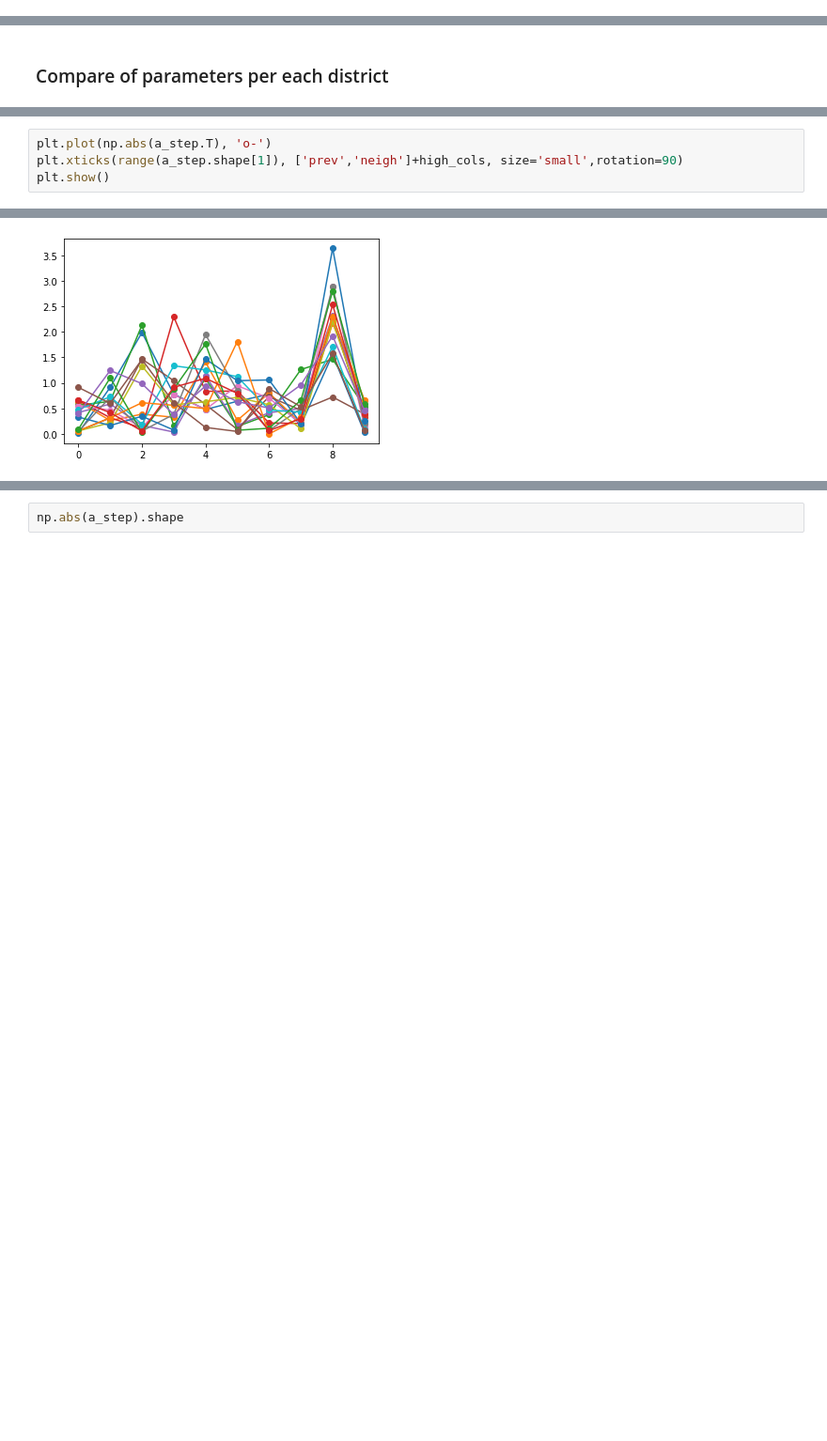
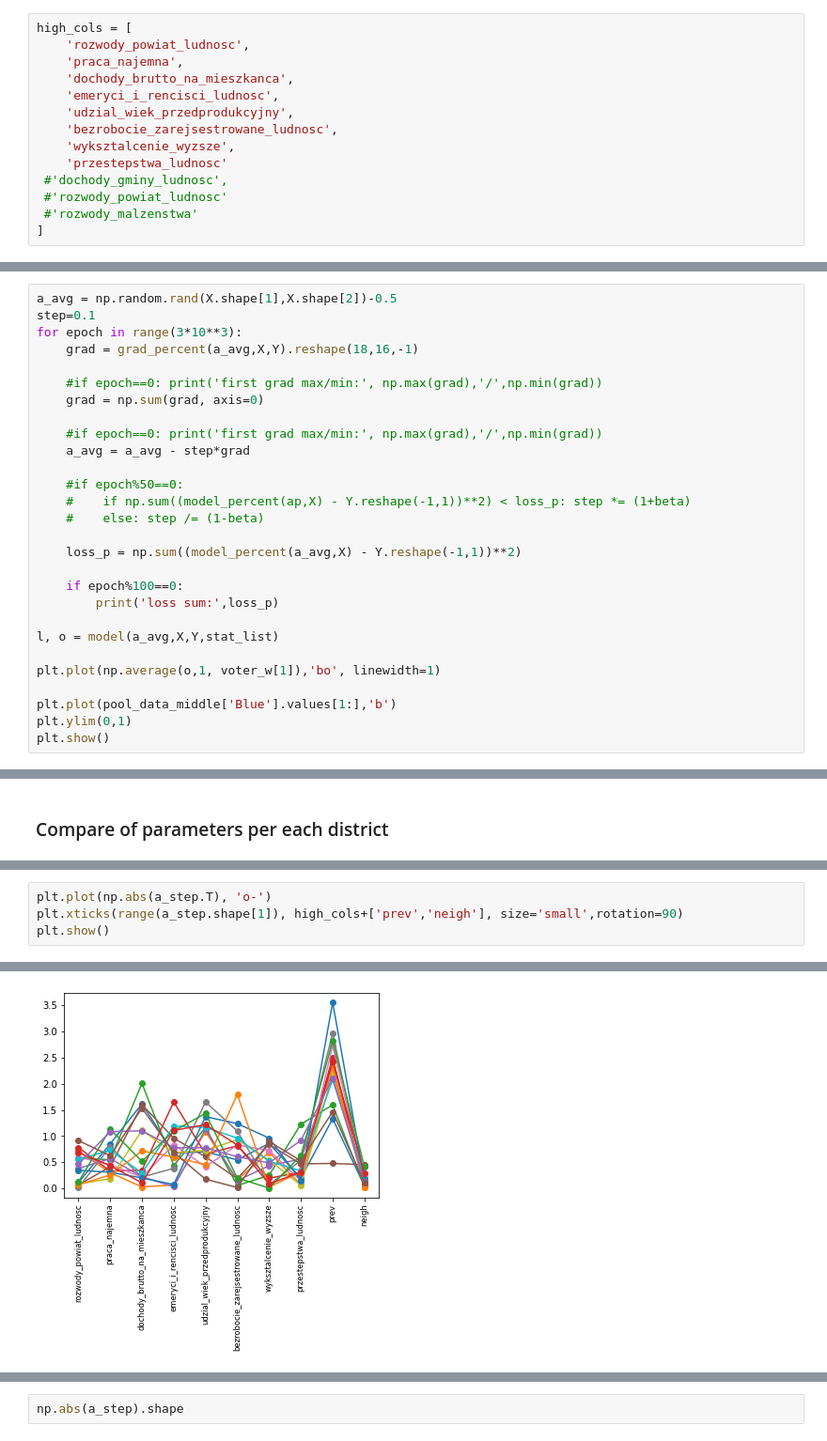
Before and after one commit to MarBry111/Forecast_Election_Poland, a Jupyter notebook: Model_III_MOREparameters_just_model.ipynb, the cells around one changed output, grey strips where cells are left out. Shown at 94% size. Cells and saved outputs as stored; diff of their text form; blank space fills up the shorter version.

Commit message:
many rapirs + generating plots for II model

```diff
--- a/Model_III_MOREparameters_just_model.ipynb
+++ b/Model_III_MOREparameters_just_model.ipynb
@@ -16,6 +16,20 @@ from sklearn.ensemble import RandomForestRegressor
 from sklearn.decomposition import PCA
 # %%
 pd.options.mode.chained_assignment = None  # default='warn'
+# %%
+high_cols = [
+    'rozwody_powiat_ludnosc',
+    'praca_najemna',
+    'dochody_brutto_na_mieszkanca',
+    'emeryci_i_rencisci_ludnosc',
+    'udzial_wiek_przedprodukcyjny',
+    'bezrobocie_zarejsestrowane_ludnosc',
+    'wyksztalcenie_wyzsze',
+    'przestepstwa_ludnosc'
+ #'dochody_gminy_ludnosc',
+ #'rozwody_powiat_ludnosc'
+ #'rozwody_malzenstwa'
+]
 # %%
 voter_w = pd.read_csv('dane_years/voters/percent_voters.csv',header=None)
 # %%
@@ -185,0 +215,28 @@ a_avg.shape
+# %%
+a_avg = np.random.rand(X.shape[1],X.shape[2])-0.5
+step=0.1
+for epoch in range(3*10**3):
+    grad = grad_percent(a_avg,X,Y).reshape(18,16,-1)
+
+    #if epoch==0: print('first grad max/min:', np.max(grad),'/',np.min(grad))
+    grad = np.sum(grad, axis=0)
+
+    #if epoch==0: print('first grad max/min:', np.max(grad),'/',np.min(grad))
+    a_avg = a_avg - step*grad
+
+    #if epoch%50==0:
+    #    if np.sum((model_percent(ap,X) - Y.reshape(-1,1))**2) < loss_p: step *= (1+beta)
+    #    else: step /= (1-beta)
+
+    loss_p = np.sum((model_percent(a_avg,X) - Y.reshape(-1,1))**2)
+
+    if epoch%100==0:
+        print('loss sum:',loss_p)
+
+l, o = model(a_avg,X,Y,stat_list)
+
+plt.plot(np.average(o,1, voter_w[1]),'bo', linewidth=1)
+
+plt.plot(pool_data_middle['Blue'].values[1:],'b')
+plt.ylim(0,1)
+plt.show()
@@ -254,5 +524,5 @@ plt.show()
 # %%
 plt.plot(np.abs(a_step.T), 'o-')
-plt.xticks(range(a_step.shape[1]), ['prev','neigh']+high_cols, size='small',rotation=90)
+plt.xticks(range(a_step.shape[1]), high_cols+['prev','neigh'], size='small',rotation=90)
 plt.show()
 # %% [output]
@@ -260 +529 @@ NameError: name 'high_cols' is not defined
-[figure, old version]
+[figure, new version]
```
Also changed, not shown: parts of 26 cells of this notebook, 21 other files.
